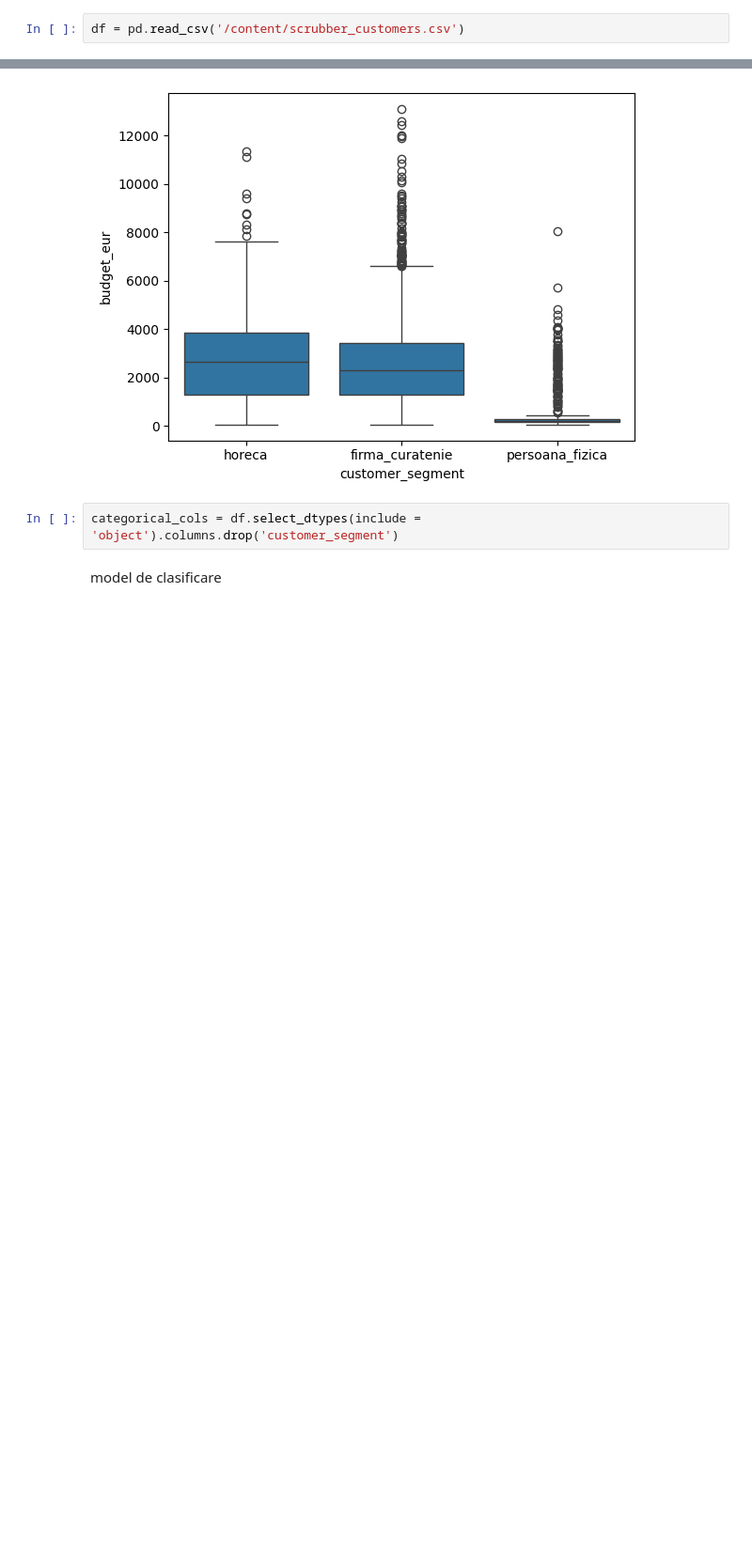
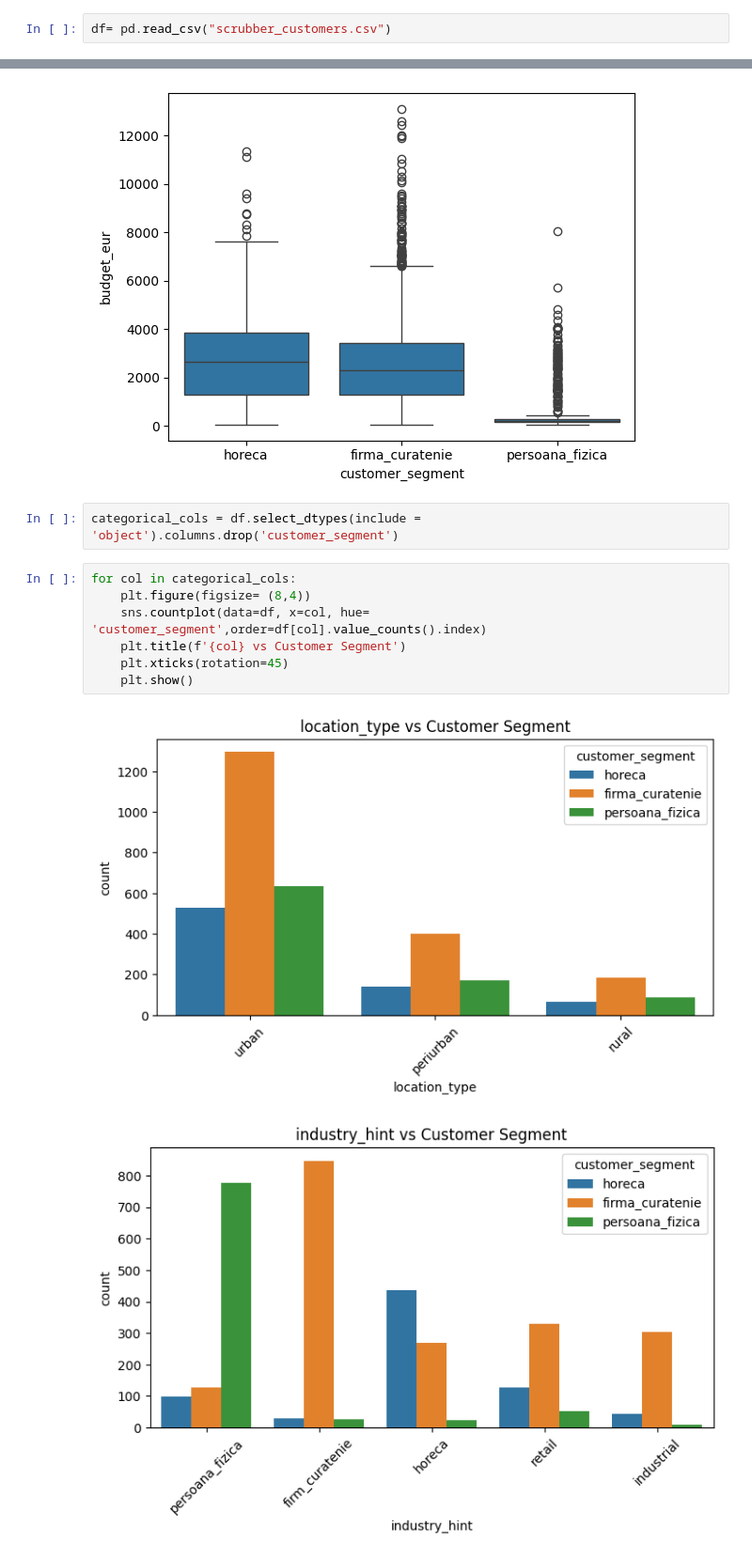
Before and after one commit to teodo24/Final_Project, a Jupyter notebook: src/Scrubber.ipynb, the cells around one changed output, grey strips where cells are left out. Shown at 94% size. Cells and saved outputs as stored; diff of their text form; blank space fills up the shorter version.

```diff
--- a/src/Scrubber.ipynb
+++ b/src/Scrubber.ipynb
@@ -4,7 +4,7 @@ import numpy as np
 import matplotlib.pyplot as plt
 import seaborn as sns
 # %%
-df = pd.read_csv('/content/scrubber_customers.csv')
+df= pd.read_csv("scrubber_customers.csv")
 # %%
 df.head()
 # %% [output]
@@ -59,5 +59,13 @@ for col in numeric_cols:
 [figure]
 # %%
 categorical_cols = df.select_dtypes(include = 'object').columns.drop('customer_segment')
-# %% [markdown]
-model de clasificare
+# %%
+for col in categorical_cols:
+    plt.figure(figsize= (8,4))
+    sns.countplot(data=df, x=col, hue= 'customer_segment',order=df[col].value_counts().index)
+    plt.title(f'{col} vs Customer Segment')
+    plt.xticks(rotation=45)
+    plt.show()
+# %% [output]
+[figure, added]
+[figure, added]
```
Also changed, not shown: parts of 3 cells of this notebook, 2 other files.
